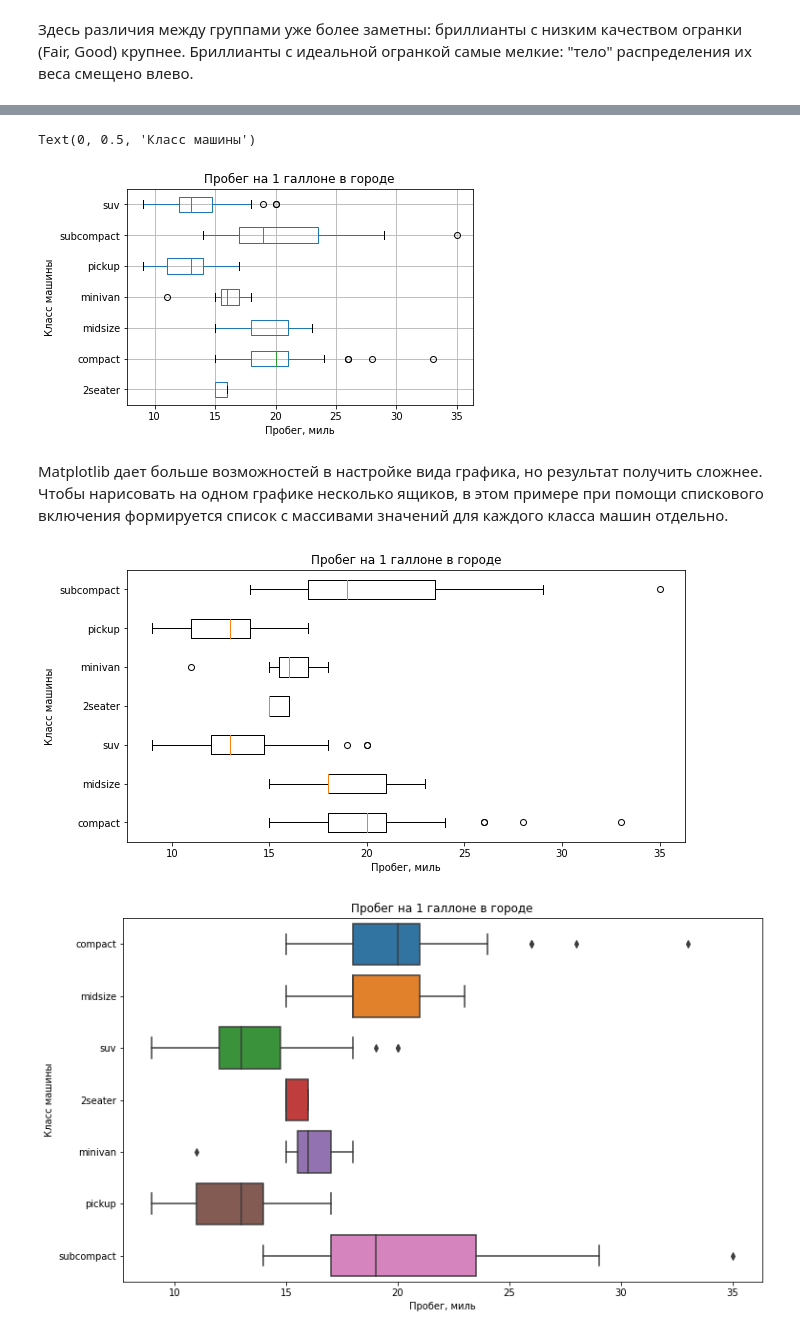
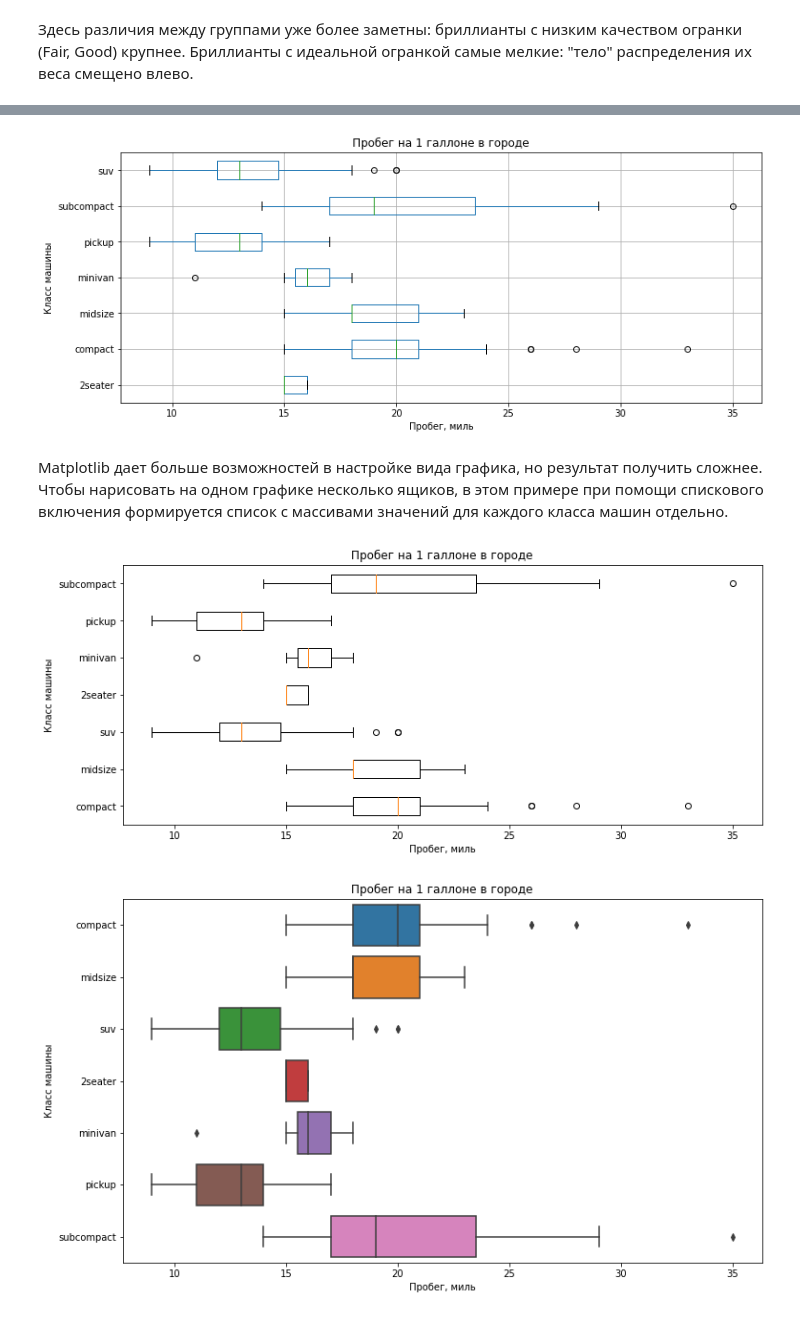
Before and after one commit to postlogist/python-ds, a Jupyter notebook: EDA/02_multivariate_eda.ipynb, the cells around one changed output, grey strips where cells are left out. Drawn from its saved outputs; the diff is of its cells as text; code cells hidden in the pictures.

```diff
--- a/EDA/02_multivariate_eda.ipynb
+++ b/EDA/02_multivariate_eda.ipynb
@@ -307,20 +349,20 @@ seaborn                   0.11.0                     py_0
 "Ящики" удобно использовать для сравнения распределений в группах.
 # %%
 # Через pandas - quick & dirty
-mpg.boxplot(column='cty', by='class', vert=False)
+fig, ax = plt.subplots(figsize=(12, 5))
+mpg.boxplot(column='cty', by='class', vert=False, ax=ax)
 plt.suptitle('');
 plt.title('Пробег на 1 галлоне в городе');
 plt.xlabel('Пробег, миль')
-plt.ylabel('Класс машины')
+plt.ylabel('Класс машины');
 # %% [output]
-Text(0, 0.5, 'Класс машины')
-[figure, old version]
+[figure, new version]
 # %% [markdown]
 Matplotlib дает больше возможностей в настройке вида графика, но результат получить сложнее. Чтобы нарисовать на одном графике несколько ящиков, в этом примере при помощи спискового включения формируется список с массивами значений для каждого класса машин отдельно.
 # %%
 # Через Matplotlib:
 
-fig, ax = plt.subplots(1, 1, figsize=(10, 5))
+fig, ax = plt.subplots(figsize=(12, 5))
 
 ax.boxplot([mpg[mpg['class'] == c]['cty'].values
                 for c in mpg['class'].unique()],
@@ -331,7 +373,7 @@ ax.set(yticklabels=mpg['class'].unique(),
        xlabel='Пробег, миль',
        title='Пробег на 1 галлоне в городе');
 # %% [output]
-[figure, old version]
+[figure, new version]
 # %%
 # Через Seaborn:
 plt.figure(figsize=(12, 7))
```
Also changed, not shown: parts of 22 cells of this notebook.
